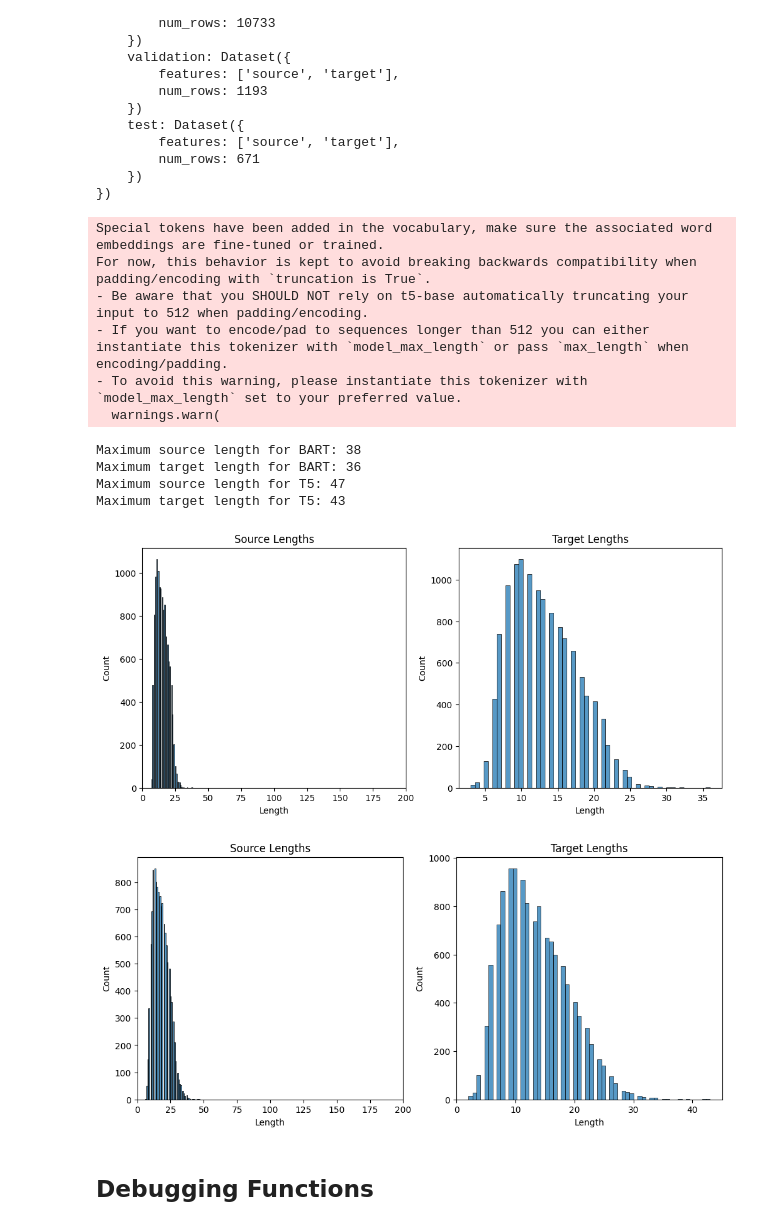
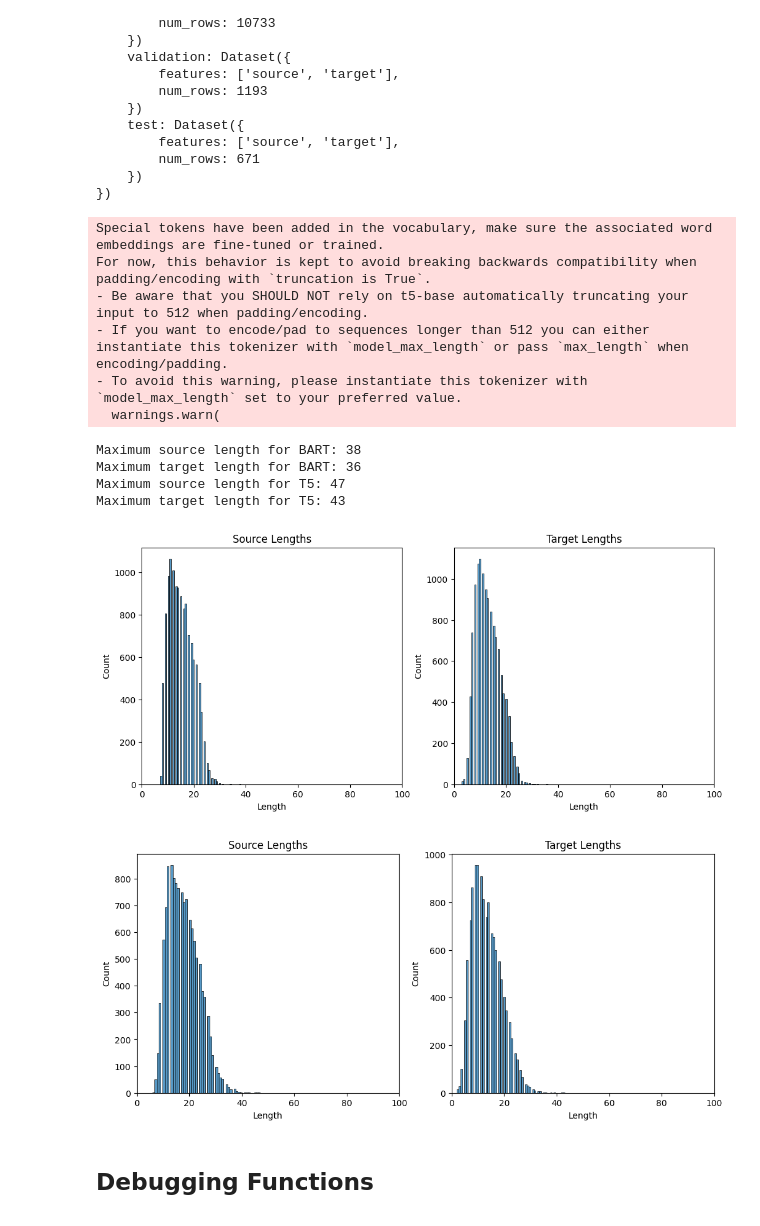
Before and after one commit to garyukong/T5-TextDetoxification, a Jupyter notebook: notebooks/2_Models.ipynb, the cells around one changed output. Saved outputs shown, nothing was run; the diff lists cells and outputs as text; code cells hidden in the pictures.

```diff
--- a/notebooks/2_Models.ipynb
+++ b/notebooks/2_Models.ipynb
@@ -139,38 +139,39 @@ def plot_lengths(source_lengths, target_lengths):
     axes[1].set_xlabel("Length")
     axes[0].set_ylabel("Count")
     axes[1].set_ylabel("Count")
-    axes[0].set_xlim(0, 200)
+    axes[0].set_xlim(0, 100)
+    axes[1].set_xlim(0, 100)
 
 # Get distribution of lengths of source across train, val, and test
 bart_source_lengths, bart_target_lengths, bart_max_source_length, bart_max_target_length = get_lengths(raw_datasets, AutoTokenizer.from_pretrained("s-nlp/bart-base-detox"))
 
 # Plot side by side distributions of source and target lengths
 plot_lengths(bart_source_lengths, bart_target_lengths)
 
 # Check what lengths would be after tokenization with t5
 t5_source_lengths, t5_target_lengths, t5_max_source_length, t5_max_target_length = get_lengths(raw_datasets, AutoTokenizer.from_pretrained("t5-base"))
 
 # Plot side by side distributions of source and target lengths
 plot_lengths(t5_source_lengths, t5_target_lengths)
 
 # Print max lengths
 print("Maximum source length for BART:", bart_max_source_length)
 print("Maximum target length for BART:", bart_max_target_length)
 print("Maximum source length for T5:", t5_max_source_length)
 print("Maximum target length for T5:", t5_max_target_length)
 # %% [output]
 Special tokens have been added in the vocabulary, make sure the associated word embeddings are fine-tuned or trained.
 For now, this behavior is kept to avoid breaking backwards compatibility when padding/encoding with `truncation is True`.
 - Be aware that you SHOULD NOT rely on t5-base automatically truncating your input to 512 when padding/encoding.
 - If you want to encode/pad to sequences longer than 512 you can either instantiate this tokenizer with `model_max_length` or pass `max_length` when encoding/padding.
 - To avoid this warning, please instantiate this tokenizer with `model_max_length` set to your preferred value.
   warnings.warn(
 Maximum source length for BART: 38
 Maximum target length for BART: 36
 Maximum source length for T5: 47
 Maximum target length for T5: 43
-[figure, old version]
+[figure, new version]
-[figure, old version]
+[figure, new version]
 # %% [markdown]
 ## Debugging Functions
 # %%
```
Also changed, not shown: parts of 12 cells of this notebook.
